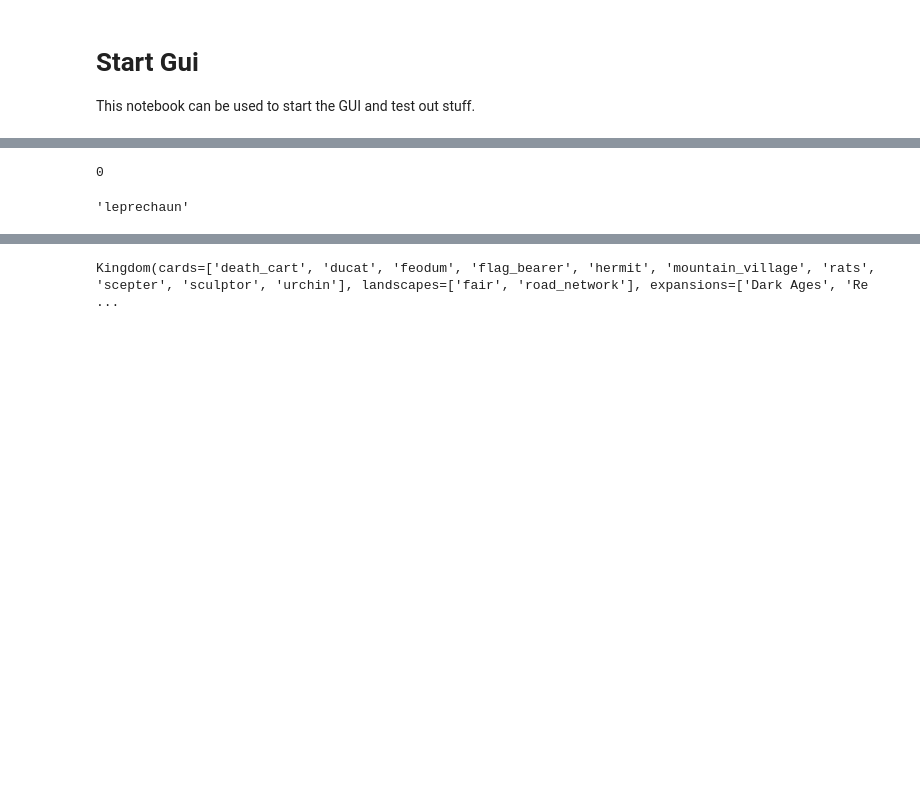
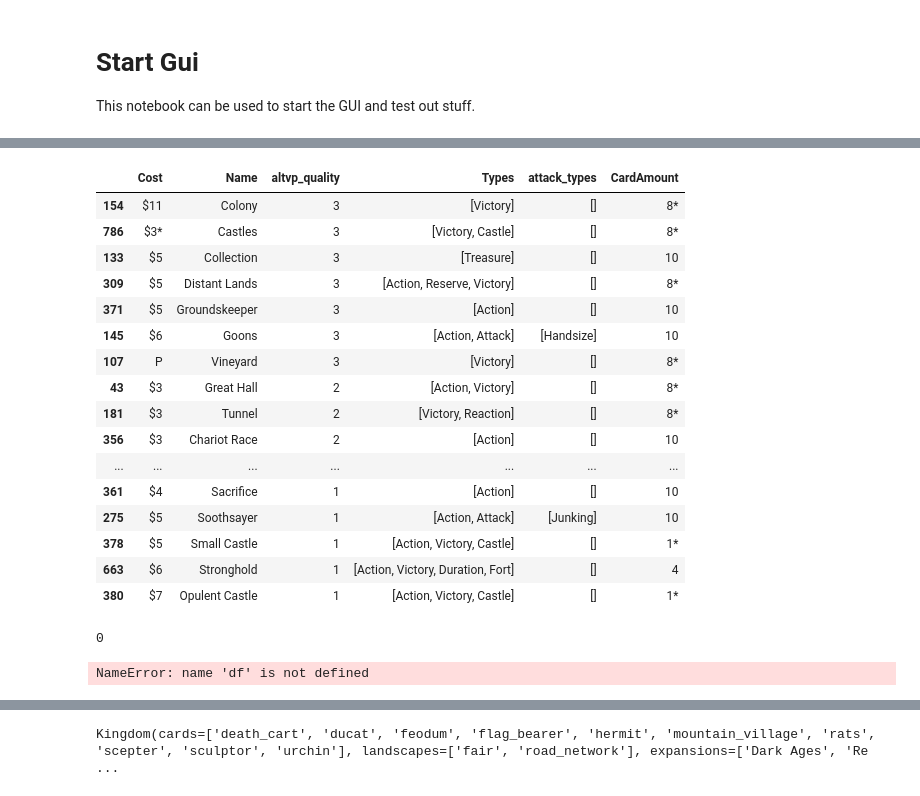
Before and after one commit to Fabian-Balzer/Randomkingdominion, a Jupyter notebook: start_gui.ipynb, the cells around one changed output, grey strips where cells are left out. Drawn from its saved outputs; the diff is of its cells as text; code cells hidden in the pictures; blank space fills up the shorter version.

```diff
--- a/start_gui.ipynb
+++ b/start_gui.ipynb
@@ -51,11 +64,12 @@ start_program()
 import random_kingdominion as rk
 import os
 import pandas as pd
+from pathlib import Path
 import numpy as np
 from typing import Sequence
 
 
-def read_dataframe_from_file(fpath: str, eval_lists=False):
+def read_dataframe_from_file(fpath: str | Path, eval_lists=False) -> pd.DataFrame:
     """Read a dataframe"""
     if os.path.isfile(fpath):
         df = pd.read_csv(fpath, sep=";", header=0)
@@ -72,4 +86,15 @@ def read_dataframe_from_file(fpath: str, eval_lists=False):
 from functools import reduce
 df = read_dataframe_from_file(rk.FPATH_CARD_DATA, True)
 names = rk.ALL_CSOS["Name"].sample(200).values
+
+pd.set_option('display.max_rows', None)
+mask = (df["altvp_quality"] > 0)
+mask *= ~df["IsOtherThing"]
+mask *= ~rk.listlike_contains_any(df["attack_types"], ["Scoring", "Trashing"])
+mask *= (df["CardAmount"] != "1") | (df["CardAmount"] == 0)
+df[mask][["Cost", "Name", "altvp_quality", "Types", "attack_types", "CardAmount"]].sort_values(["altvp_quality", "Cost"], ascending=[False, True])
+# np.sum(mask)
+# df["CardAmount"]
+# df[["Final Expansion", "Name"]];
+# df[df["Expansion"] == "Nocturne"]
 # %% [output]
@@ -78,3 +101,20 @@ names = rk.ALL_CSOS["Name"].sample(200).values
+|  | Cost | Name | altvp_quality | Types | attack_types | CardAmount |
+| 154 | $11 | Colony | 3 | [Victory] | [] | 8* |
+| 786 | $3* | Castles | 3 | [Victory, Castle] | [] | 8* |
+| 133 | $5 | Collection | 3 | [Treasure] | [] | 10 |
+| 309 | $5 | Distant Lands | 3 | [Action, Reserve, Victory] | [] | 8* |
+| 371 | $5 | Groundskeeper | 3 | [Action] | [] | 10 |
+| 145 | $6 | Goons | 3 | [Action, Attack] | [Handsize] | 10 |
+| 107 | P | Vineyard | 3 | [Victory] | [] | 8* |
+| 43 | $3 | Great Hall | 2 | [Action, Victory] | [] | 8* |
+| 181 | $3 | Tunnel | 2 | [Victory, Reaction] | [] | 8* |
+| 356 | $3 | Chariot Race | 2 | [Action] | [] | 10 |
+| ... | ... | ... | ... | ... | ... | ... |
+| 361 | $4 | Sacrifice | 1 | [Action] | [] | 10 |
+| 275 | $5 | Soothsayer | 1 | [Action, Attack] | [Junking] | 10 |
+| 378 | $5 | Small Castle | 1 | [Action, Victory, Castle] | [] | 1* |
+| 663 | $6 | Stronghold | 1 | [Action, Victory, Duration, Fort] | [] | 4 |
+| 380 | $7 | Opulent Castle | 1 | [Action, Victory, Castle] | [] | 1* |
 # %%
 from PyQt5.QtCore import Qt, QStringListModel, QPoint
 from PyQt5.QtGui import QIcon, QStandardItemModel, QPalette, QTextCursor, QTextCharFormat, QCursor
@@ -119,7 +159,3 @@ app.activateWindow()
 qapp.exec_()  # Start the Qt event loop
 # %% [output]
 0
-# %%
-rk.ALL_CSOS.sample(1).iloc[0].name
-# %% [output]
-'leprechaun'
@@ -126,3 +167,42 @@ rk.ALL_CSOS.sample(1).iloc[0].name
+# %%
+count_dict = {}
+lengths = {}
+for expansion in df["Expansion"].unique():
+    mask = df["Expansion"] == expansion
+    mask *= ~df["IsOtherThing"]
+    count_dict[expansion] = df[mask]["word_count"].mean()
+    lengths[expansion] = len(df[mask])
+
+count_dict = {k: v for k, v in sorted(count_dict.items(), key=lambda item: item[1])}
+
+fig, ax = plt.subplots()
+# Use the amount of objects for color indication:
+c_normalized = [lengths[k] for k in count_dict.keys()]
+c_max = max(c_normalized)
+c_min = min(c_normalized)
+c_normalized = [(x - c_min) / (c_max - c_min) for x in c_normalized]
+# Use the normalized values to get colors from the colormap
+colors = [plt.cm.tab20(x) for x in c_normalized]
+
+ax.barh(list(count_dict.keys()), list(count_dict.values()), color=colors)
+ax.set_title("Average word count of cards, in supply only")
+# Create a colorbar
+sm = plt.cm.ScalarMappable(cmap=plt.cm.tab20, norm=plt.Normalize(vmin=c_min, vmax=c_max))
+plt.colorbar(sm, ax=ax, label='Number of Cards')
+import numpy as np
+len(df), len(np.unique(df.index))
+exp = "Guilds, 1E"
+exp = "Menagerie"
+# exp = "Cornucopia, 1E"
+# exp = "Seaside, 1E"
+fig, ax = plt.subplots(figsize=(8, 14))
+vals = df[df["Expansion"] == exp][["Name", "word_count"]].sort_values("word_count", ascending=True)
+ax.barh(vals["Name"], vals["word_count"], ec="k", height=0.5)
+ax.axvline(vals["word_count"].mean(), color="k", linestyle="--")
+ax.grid(axis="x")
+vals.head(10)
+# %% [output]
+NameError: name 'df' is not defined
 # %%
 from __future__ import annotations
 import random_kingdominion as rk
```
Also changed, not shown: parts of 12 cells of this notebook, 42 other files.
